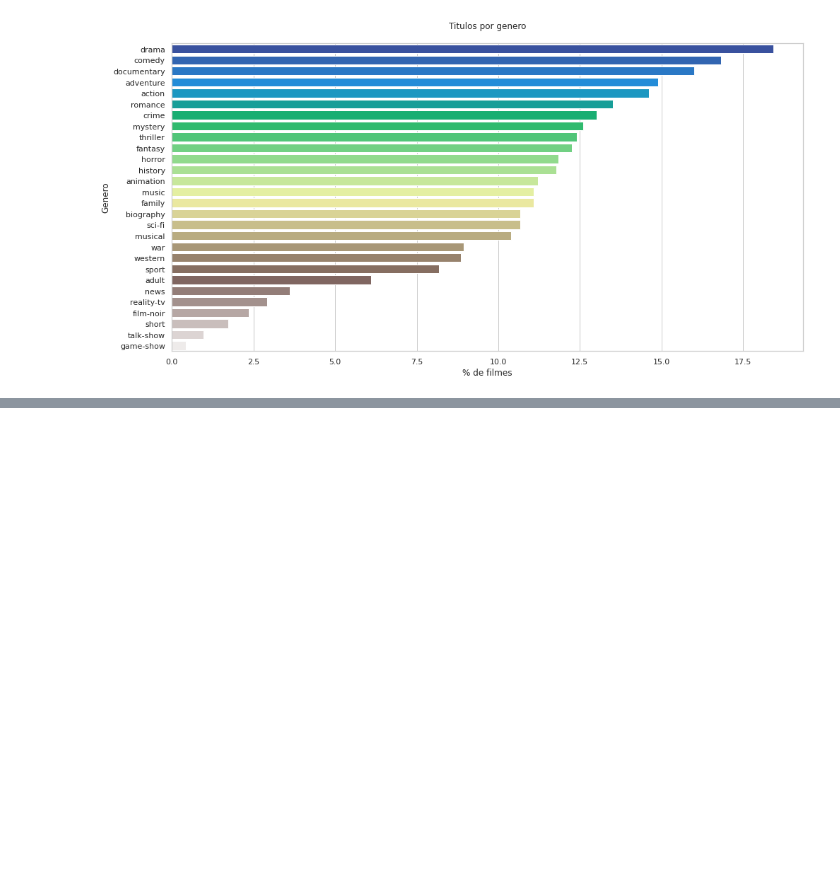
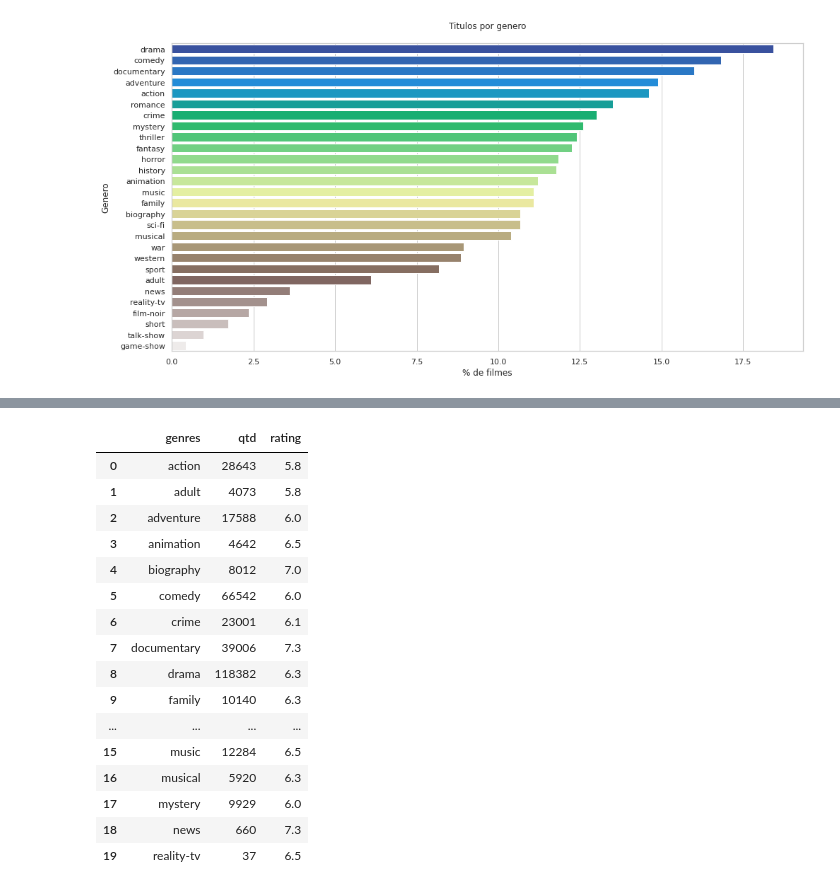
Before and after one commit to fabiodm7/dsaPythonFundamentos, a Jupyter notebook: Cap06/miniProj01/cap06proj01.ipynb, the cells around one changed output, grey strips where cells are left out. Saved outputs shown, nothing was run; the diff lists cells and outputs as text; code cells hidden in the pictures; blank space fills up the shorter version.

```diff
--- a/Cap06/miniProj01/cap06proj01.ipynb
+++ b/Cap06/miniProj01/cap06proj01.ipynb
@@ -253,0 +276,2 @@ plt.show()
+# %%
+resultado3 = pd.read_sql_query(consulta3,conn)
@@ -253,0 +294,8 @@ plt.show()
+# %%
+def retorna_generos(df):
+    df['genres'] = df['genres'].str.lower().values
+    temp = df['genres'].dropna()
+    vetor = CountVectorizer(token_pattern = '(?u)\\b[\\w-]+\\b', analyzer = 'word').fit(temp)
+    generosUnicos = vetor.get_feature_names()
+    generosUnicos = [genre for genre in generosUnicos if len(genre) > 1]
+    return generosUnicos
@@ -253,0 +336,25 @@ plt.show()
+# %%
+dfGenerosRating = pd.DataFrame()
+dfGenerosRating['genres'] = generosUnicos
+dfGenerosRating['qtd'] = generoQtd
+dfGenerosRating['rating'] = generoRating
+
+dfGenerosRating.head(20)
+# %% [output]
+|  | genres | qtd | rating |
+| 0 | action | 28643 | 5.8 |
+| 1 | adult | 4073 | 5.8 |
+| 2 | adventure | 17588 | 6.0 |
+| 3 | animation | 4642 | 6.5 |
+| 4 | biography | 8012 | 7.0 |
+| 5 | comedy | 66542 | 6.0 |
+| 6 | crime | 23001 | 6.1 |
+| 7 | documentary | 39006 | 7.3 |
+| 8 | drama | 118382 | 6.3 |
+| 9 | family | 10140 | 6.3 |
+| ... | ... | ... | ... |
+| 15 | music | 12284 | 6.5 |
+| 16 | musical | 5920 | 6.3 |
+| 17 | mystery | 9929 | 6.0 |
+| 18 | news | 660 | 7.3 |
+| 19 | reality-tv | 37 | 6.5 |
```
Also changed, not shown: parts of 10 cells of this notebook.
